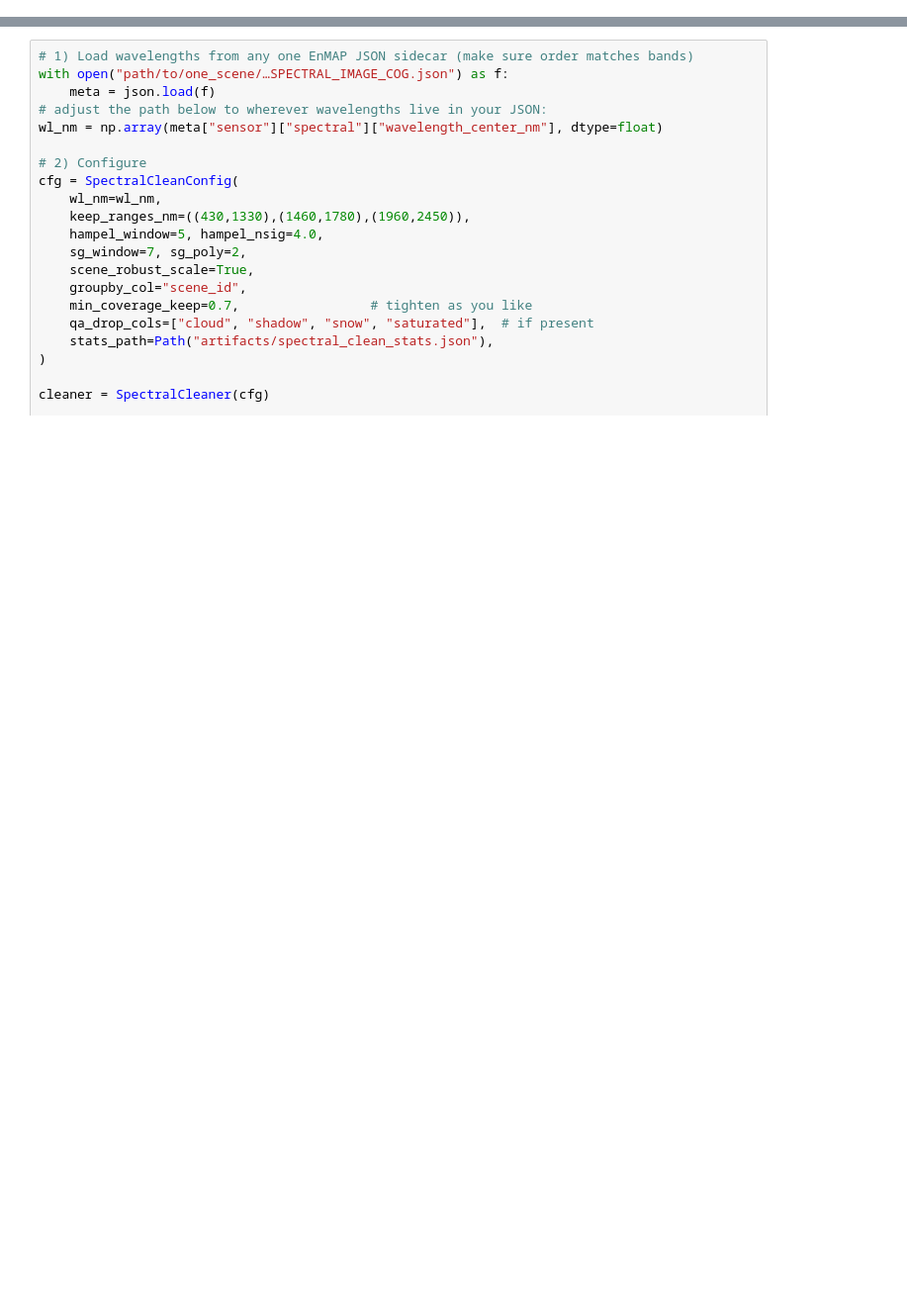
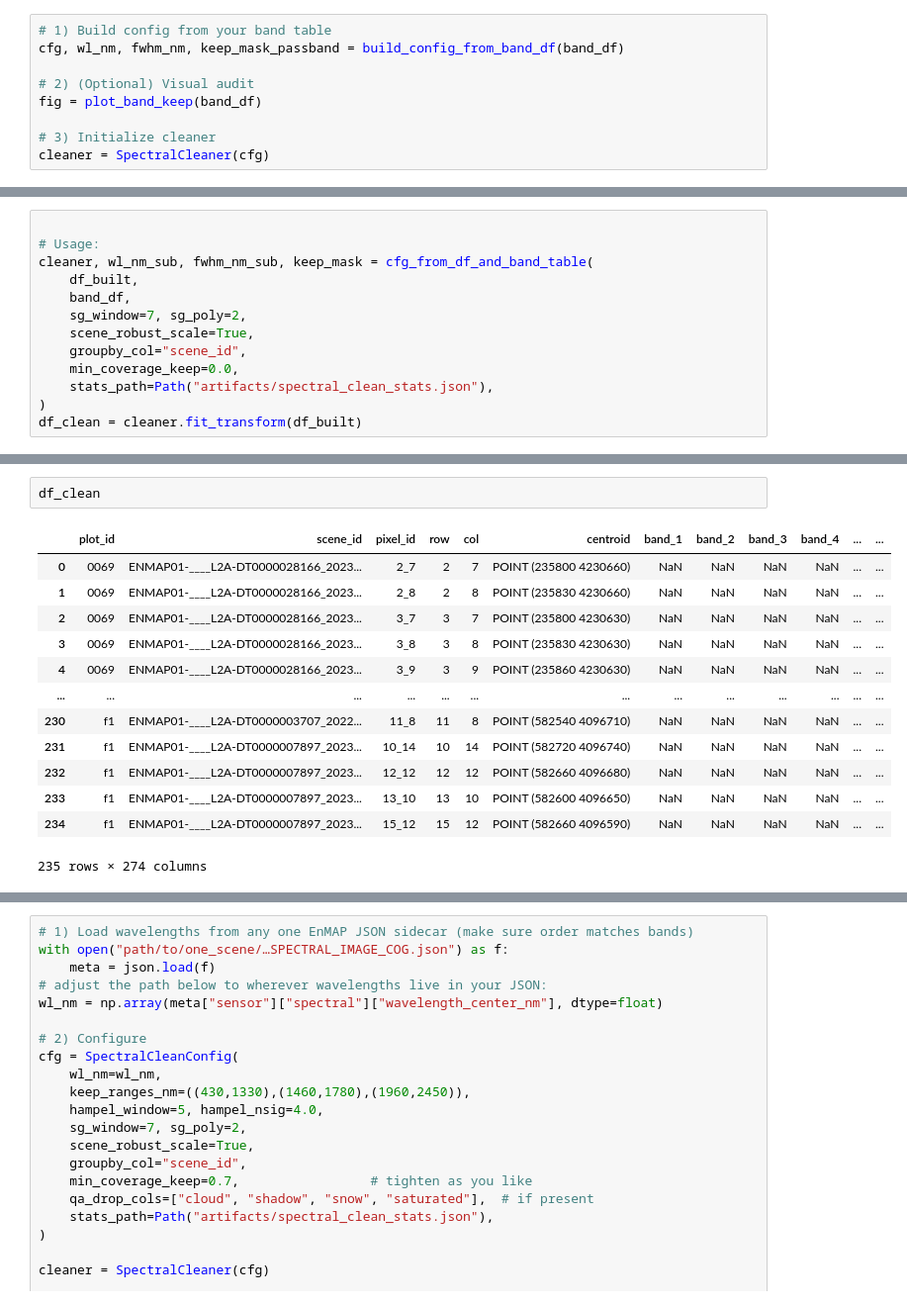
Before and after one commit to dangause/rs-hsi-botany, a Jupyter notebook: notebooks/pipeline/6_spectral_cleaning.ipynb, the cells around one changed output, grey strips where cells are left out. Shown: that part at 99% size. Drawn from its saved outputs; the diff is of its cells as text; blank space fills up the shorter version.

```diff
--- a/notebooks/pipeline/6_spectral_cleaning.ipynb
+++ b/notebooks/pipeline/6_spectral_cleaning.ipynb
@@ -4,0 +206,9 @@ ModuleNotFoundError: No module named 'hrs_botany'
+# %%
+# 1) Build config from your band table
+cfg, wl_nm, fwhm_nm, keep_mask_passband = build_config_from_band_df(band_df)
+
+# 2) (Optional) Visual audit
+fig = plot_band_keep(band_df)
+
+# 3) Initialize cleaner
+cleaner = SpectralCleaner(cfg)
@@ -4,0 +260,13 @@ ModuleNotFoundError: No module named 'hrs_botany'
+# %%
+
+# Usage:
+cleaner, wl_nm_sub, fwhm_nm_sub, keep_mask = cfg_from_df_and_band_table(
+    df_built,
+    band_df,
+    sg_window=7, sg_poly=2,
+    scene_robust_scale=True,
+    groupby_col="scene_id",
+    min_coverage_keep=0.0,
+    stats_path=Path("artifacts/spectral_clean_stats.json"),
+)
+df_clean = cleaner.fit_transform(df_built)
@@ -4,0 +291,16 @@ ModuleNotFoundError: No module named 'hrs_botany'
+# %%
+df_clean
+# %% [output]
+|  | plot_id | scene_id | pixel_id | row | col | centroid | band_1 | band_2 | band_3 | band_4 | ... | ... |
+| 0 | 0069 | ENMAP01-____L2A-DT0000028166_2023... | 2_7 | 2 | 7 | POINT (235800 4230660) | NaN | NaN | NaN | NaN | ... | ... |
+| 1 | 0069 | ENMAP01-____L2A-DT0000028166_2023... | 2_8 | 2 | 8 | POINT (235830 4230660) | NaN | NaN | NaN | NaN | ... | ... |
+| 2 | 0069 | ENMAP01-____L2A-DT0000028166_2023... | 3_7 | 3 | 7 | POINT (235800 4230630) | NaN | NaN | NaN | NaN | ... | ... |
+| 3 | 0069 | ENMAP01-____L2A-DT0000028166_2023... | 3_8 | 3 | 8 | POINT (235830 4230630) | NaN | NaN | NaN | NaN | ... | ... |
+| 4 | 0069 | ENMAP01-____L2A-DT0000028166_2023... | 3_9 | 3 | 9 | POINT (235860 4230630) | NaN | NaN | NaN | NaN | ... | ... |
+| ... | ... | ... | ... | ... | ... | ... | ... | ... | ... | ... | ... | ... |
+| 230 | f1 | ENMAP01-____L2A-DT0000003707_2022... | 11_8 | 11 | 8 | POINT (582540 4096710) | NaN | NaN | NaN | NaN | ... | ... |
+| 231 | f1 | ENMAP01-____L2A-DT0000007897_2023... | 10_14 | 10 | 14 | POINT (582720 4096740) | NaN | NaN | NaN | NaN | ... | ... |
+| 232 | f1 | ENMAP01-____L2A-DT0000007897_2023... | 12_12 | 12 | 12 | POINT (582660 4096680) | NaN | NaN | NaN | NaN | ... | ... |
+| 233 | f1 | ENMAP01-____L2A-DT0000007897_2023... | 13_10 | 13 | 10 | POINT (582600 4096650) | NaN | NaN | NaN | NaN | ... | ... |
+| 234 | f1 | ENMAP01-____L2A-DT0000007897_2023... | 15_12 | 15 | 12 | POINT (582660 4096590) | NaN | NaN | NaN | NaN | ... | ... |
+235 rows × 274 columns
```
Also changed, not shown: parts of 16 cells of this notebook, 3 other files.
